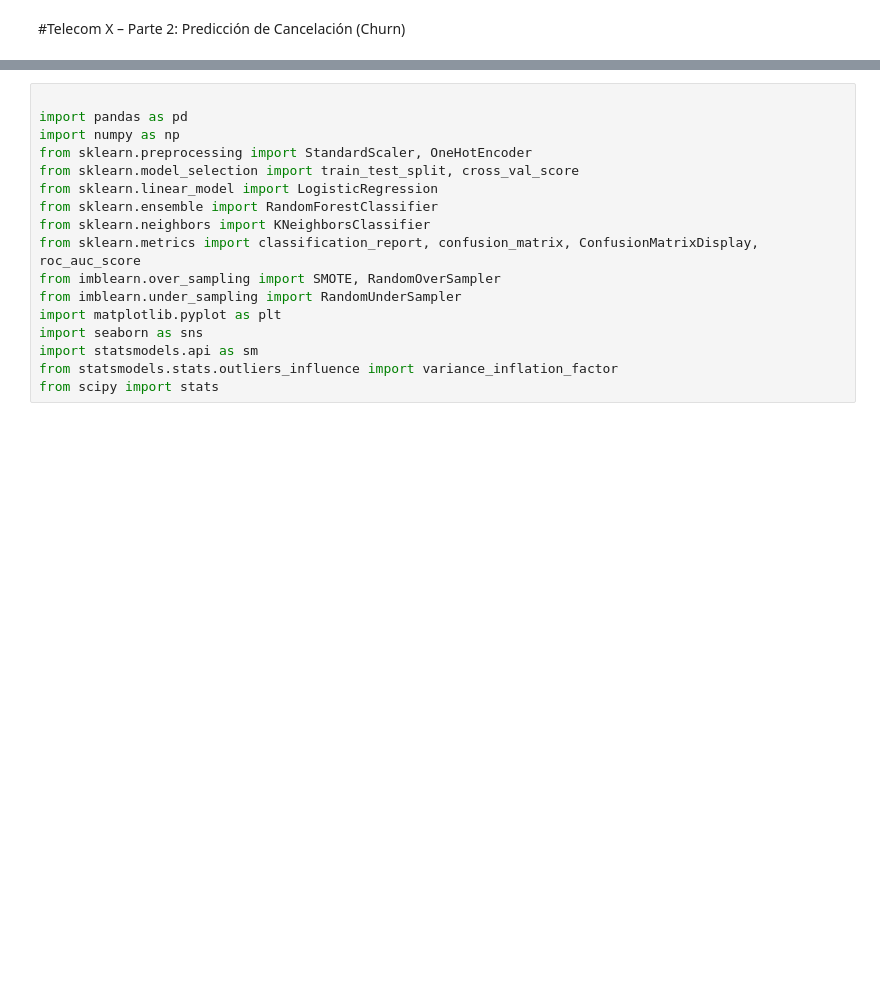
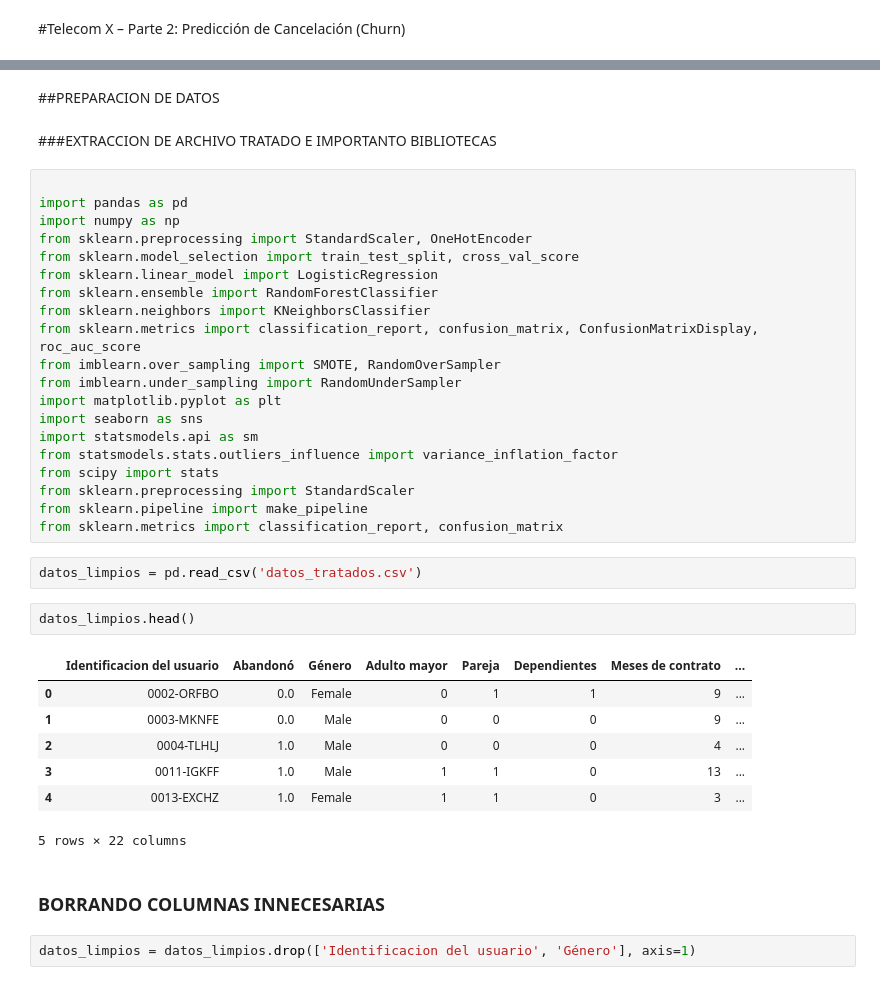
Before and after one commit to ValentinaQuinteroC/Challenge_TELECOMX2, a Jupyter notebook: challenge_telecomx2.ipynb, the cells around one changed output, grey strips where cells are left out. Saved outputs shown, nothing was run; the diff lists cells and outputs as text; blank space fills up the shorter version.

```diff
--- a/challenge_telecomx2.ipynb
+++ b/challenge_telecomx2.ipynb
@@ -5,3 +19,7 @@
+# %% [markdown]
+##PREPARACION DE DATOS
+# %% [markdown]
+###EXTRACCION DE ARCHIVO TRATADO E IMPORTANTO BIBLIOTECAS
 # %%
 
 import pandas as pd
@@ -19,3 +37,22 @@ import seaborn as sns
 import statsmodels.api as sm
 from statsmodels.stats.outliers_influence import variance_inflation_factor
 from scipy import stats
+from sklearn.preprocessing import StandardScaler
+from sklearn.pipeline import make_pipeline
+from sklearn.metrics import classification_report, confusion_matrix
+# %%
+datos_limpios = pd.read_csv('datos_tratados.csv')
+# %%
+datos_limpios.head()
+# %% [output]
+|  | Identificacion del usuario | Abandonó | Género | Adulto mayor | Pareja | Dependientes | Meses de contrato | ... |
+| 0 | 0002-ORFBO | 0.0 | Female | 0 | 1 | 1 | 9 | ... |
+| 1 | 0003-MKNFE | 0.0 | Male | 0 | 0 | 0 | 9 | ... |
+| 2 | 0004-TLHLJ | 1.0 | Male | 0 | 0 | 0 | 4 | ... |
+| 3 | 0011-IGKFF | 1.0 | Male | 1 | 1 | 0 | 13 | ... |
+| 4 | 0013-EXCHZ | 1.0 | Female | 1 | 1 | 0 | 3 | ... |
+5 rows × 22 columns
+# %% [markdown]
+### BORRANDO COLUMNAS INNECESARIAS
+# %%
+datos_limpios = datos_limpios.drop(['Identificacion del usuario', 'Género'], axis=1)
```
Also changed, not shown: parts of 24 cells of this notebook.
